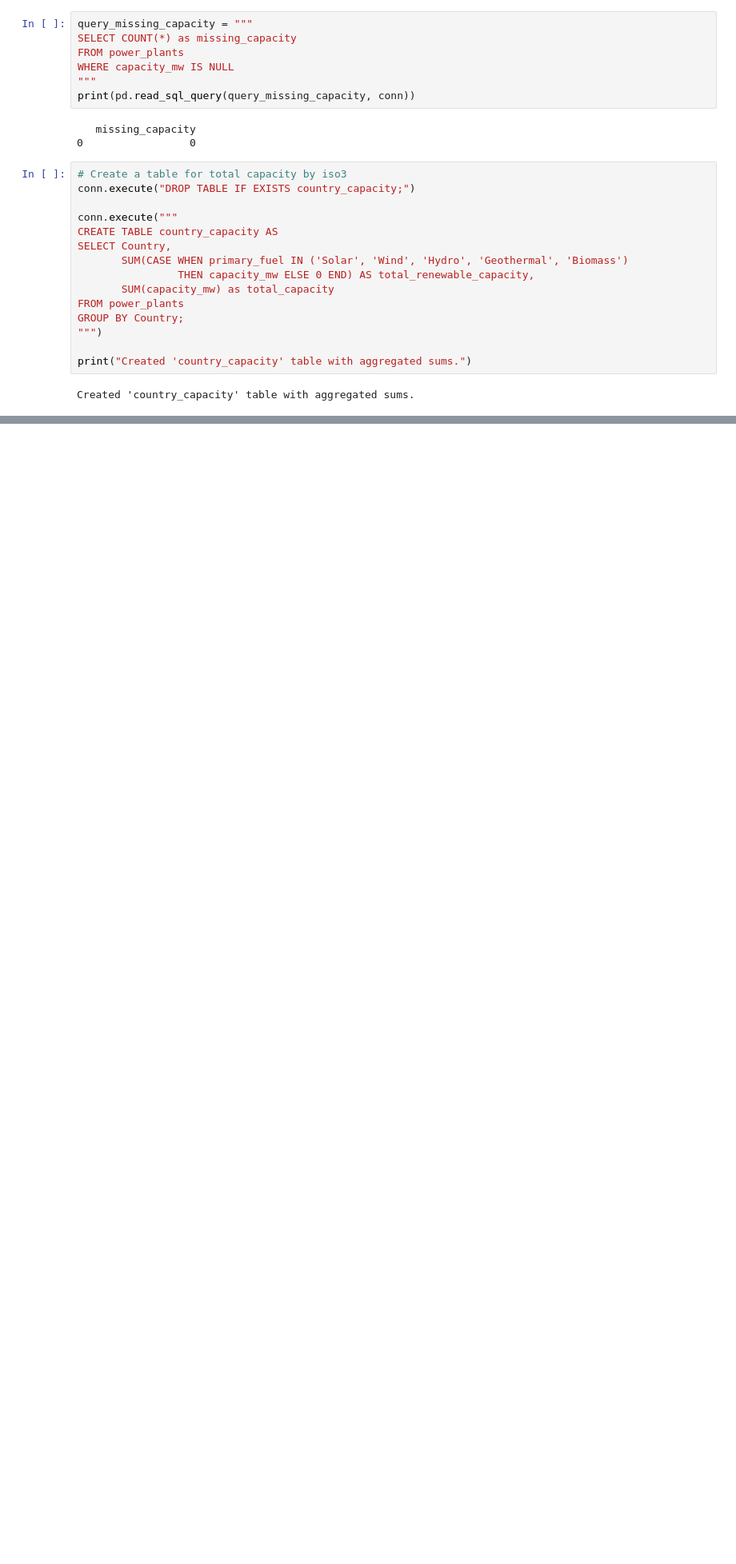
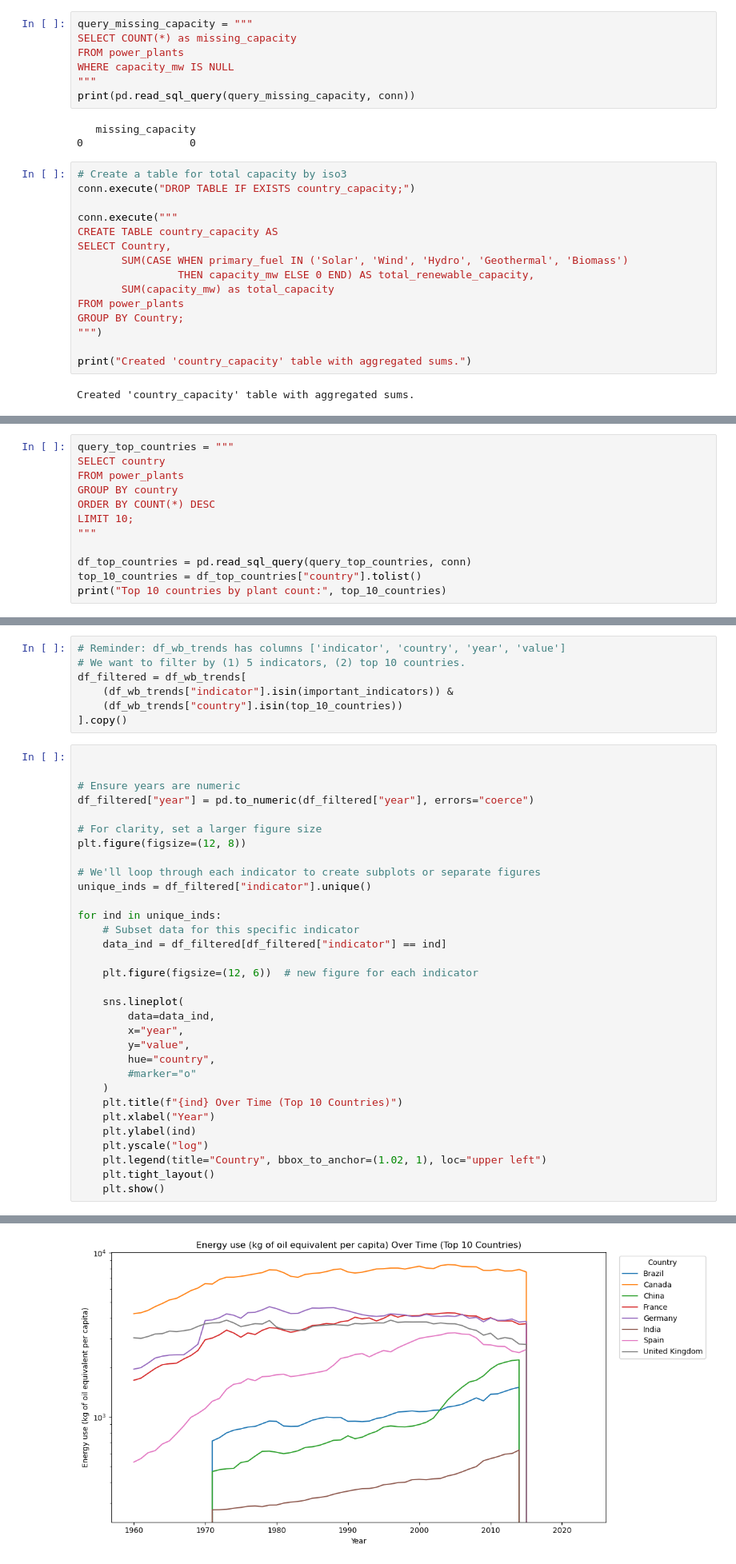
Before and after one commit to Pinenipple/GlobalPlantsDataset, a Jupyter notebook: EDA.ipynb, the cells around one changed output, grey strips where cells are left out. Shown at 80% size. Drawn from its saved outputs; the diff is of its cells as text; blank space fills up the shorter version.

```diff
--- a/EDA.ipynb
+++ b/EDA.ipynb
@@ -201,0 +286,12 @@ Created 'country_capacity' table with aggregated sums.
+# %%
+query_top_countries = """
+SELECT country
+FROM power_plants
+GROUP BY country
+ORDER BY COUNT(*) DESC
+LIMIT 10;
+"""
+
+df_top_countries = pd.read_sql_query(query_top_countries, conn)
+top_10_countries = df_top_countries["country"].tolist()
+print("Top 10 countries by plant count:", top_10_countries)
@@ -201,0 +300,40 @@ Created 'country_capacity' table with aggregated sums.
+# %%
+# Reminder: df_wb_trends has columns ['indicator', 'country', 'year', 'value']
+# We want to filter by (1) 5 indicators, (2) top 10 countries.
+df_filtered = df_wb_trends[
+    (df_wb_trends["indicator"].isin(important_indicators)) &
+    (df_wb_trends["country"].isin(top_10_countries))
+].copy()
+# %%
+
+
+# Ensure years are numeric
+df_filtered["year"] = pd.to_numeric(df_filtered["year"], errors="coerce")
+
+# For clarity, set a larger figure size
+plt.figure(figsize=(12, 8))
+
+# We'll loop through each indicator to create subplots or separate figures
+unique_inds = df_filtered["indicator"].unique()
+
+for ind in unique_inds:
+    # Subset data for this specific indicator
+    data_ind = df_filtered[df_filtered["indicator"] == ind]
+
+    plt.figure(figsize=(12, 6))  # new figure for each indicator
+
+    sns.lineplot(
+        data=data_ind,
+        x="year",
+        y="value",
+        hue="country",
+        #marker="o"
+    )
+    plt.title(f"{ind} Over Time (Top 10 Countries)")
+    plt.xlabel("Year")
+    plt.ylabel(ind)
+    plt.yscale("log")
+    plt.legend(title="Country", bbox_to_anchor=(1.02, 1), loc="upper left")
+    plt.tight_layout()
+    plt.show()
+# %% [output]
@@ -201,0 +341 @@ Created 'country_capacity' table with aggregated sums.
+[figure, added]
```
Also changed, not shown: parts of 21 cells of this notebook, 3 other files.
